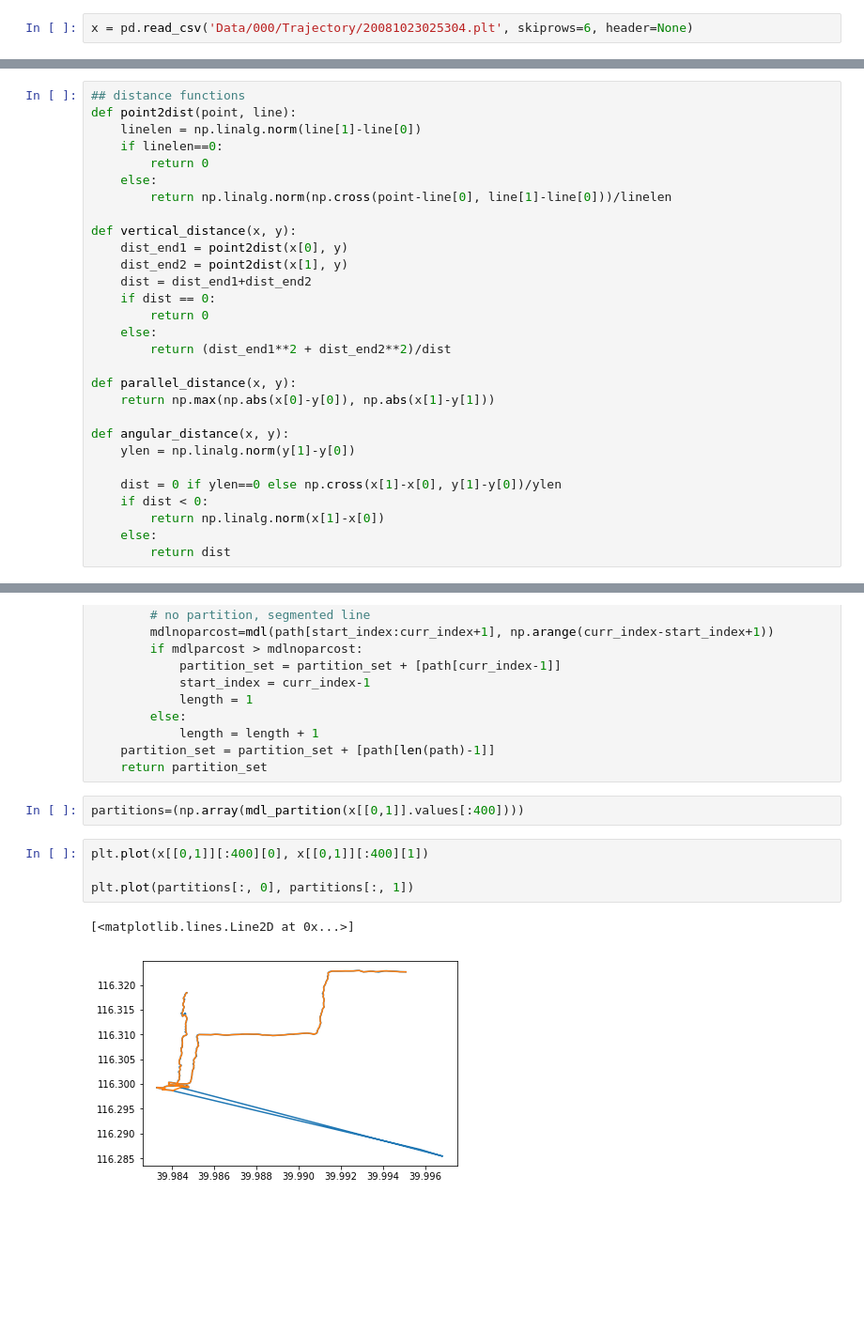
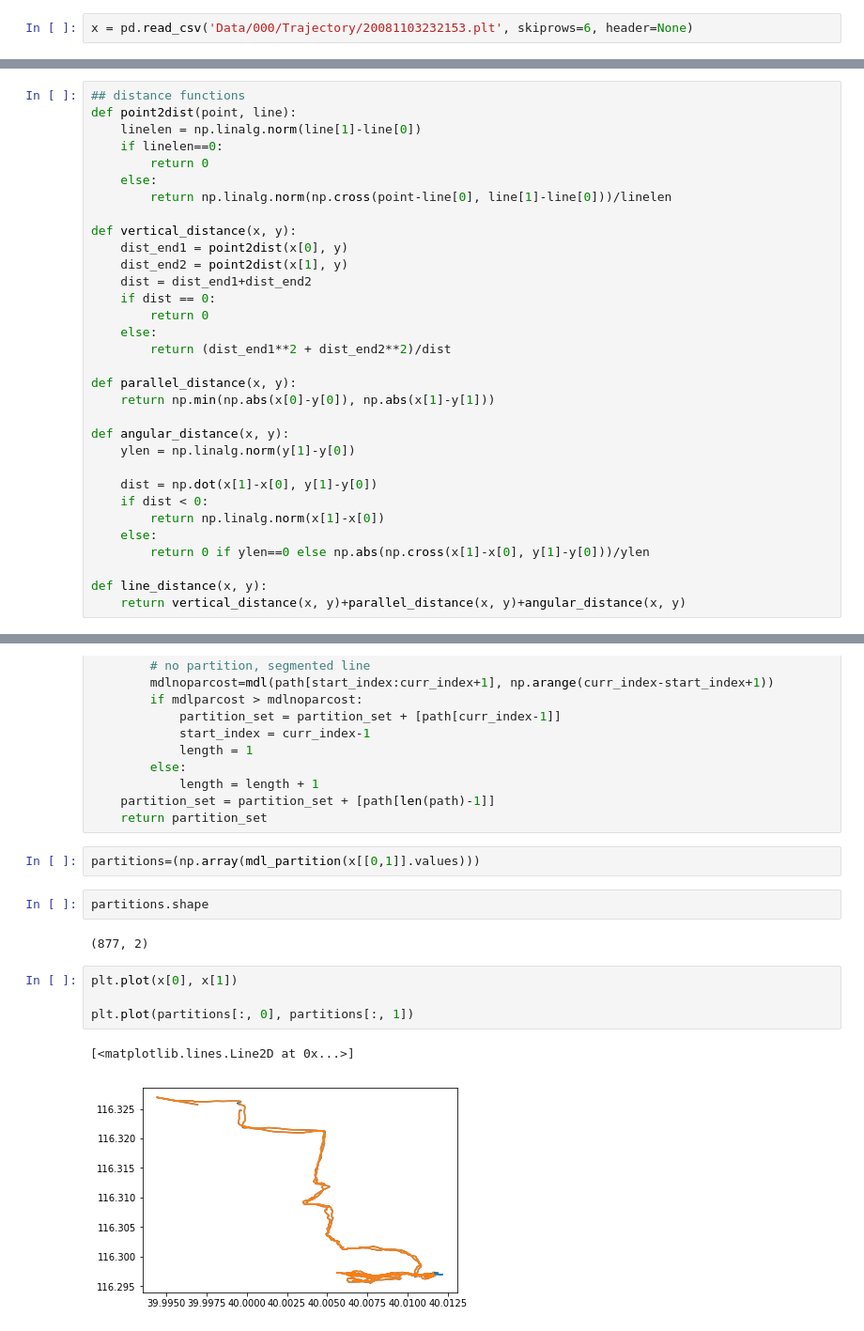
Before and after one commit to shengcode/CSE523, a Jupyter notebook: test.ipynb, the cells around one changed output, grey strips where cells are left out. Shown at 94% size. Drawn from its saved outputs; the diff is of its cells as text; blank space fills up the shorter version.

Commit message:
fix bug with parallel_distance and angular_distance.

```diff
--- a/test.ipynb
+++ b/test.ipynb
@@ -11,7 +14,7 @@ cd Geolife\ Trajectories\ 1.3
 # %% [output]
 /home/me/Documents/cse523/Geolife Trajectories 1.3
 # %%
-x = pd.read_csv('Data/000/Trajectory/20081023025304.plt', skiprows=6, header=None)
+x = pd.read_csv('Data/000/Trajectory/20081103232153.plt', skiprows=6, header=None)
 # %%
 x.head()
 # %% [output]
@@ -42,16 +47,19 @@ def vertical_distance(x, y):
         return (dist_end1**2 + dist_end2**2)/dist
 
 def parallel_distance(x, y):
-    return np.max(np.abs(x[0]-y[0]), np.abs(x[1]-y[1]))
+    return np.min(np.abs(x[0]-y[0]), np.abs(x[1]-y[1]))
 
 def angular_distance(x, y):
     ylen = np.linalg.norm(y[1]-y[0])
 
-    dist = 0 if ylen==0 else np.cross(x[1]-x[0], y[1]-y[0])/ylen
+    dist = np.dot(x[1]-x[0], y[1]-y[0])
     if dist < 0:
         return np.linalg.norm(x[1]-x[0])
     else:
-        return dist
+        return 0 if ylen==0 else np.abs(np.cross(x[1]-x[0], y[1]-y[0]))/ylen
+
+def line_distance(x, y):
+    return vertical_distance(x, y)+parallel_distance(x, y)+angular_distance(x, y)
 # %%
 # MDL cost
 def mdl(data, model_indexes):
@@ -102,14 +110,18 @@ def mdl_partition(path):
     partition_set = partition_set + [path[len(path)-1]]
     return partition_set
 # %%
-partitions=(np.array(mdl_partition(x[[0,1]].values[:400])))
+partitions=(np.array(mdl_partition(x[[0,1]].values)))
+# %%
+partitions.shape
+# %% [output]
+(877, 2)
 # %%
-plt.plot(x[[0,1]][:400][0], x[[0,1]][:400][1])
+plt.plot(x[0], x[1])
 
 plt.plot(partitions[:, 0], partitions[:, 1])
 # %% [output]
 [<matplotlib.lines.Line2D at 0x...>]
-[figure, old version]
+[figure, new version]
 # %%
 plt.plot(partitions[:, 0], partitions[:, 1])
 # %% [output]
```
Also changed, not shown: parts of 15 cells of this notebook.
